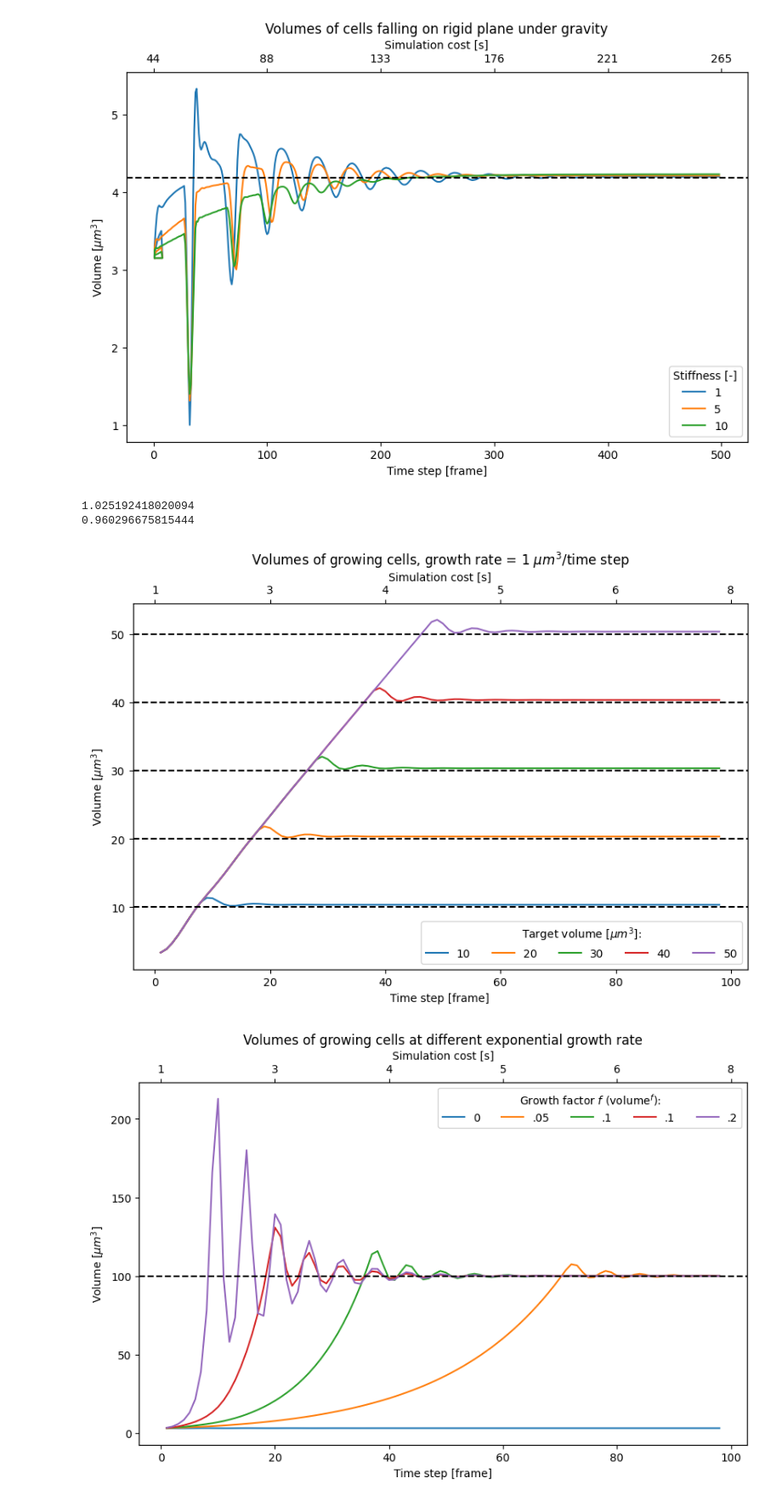
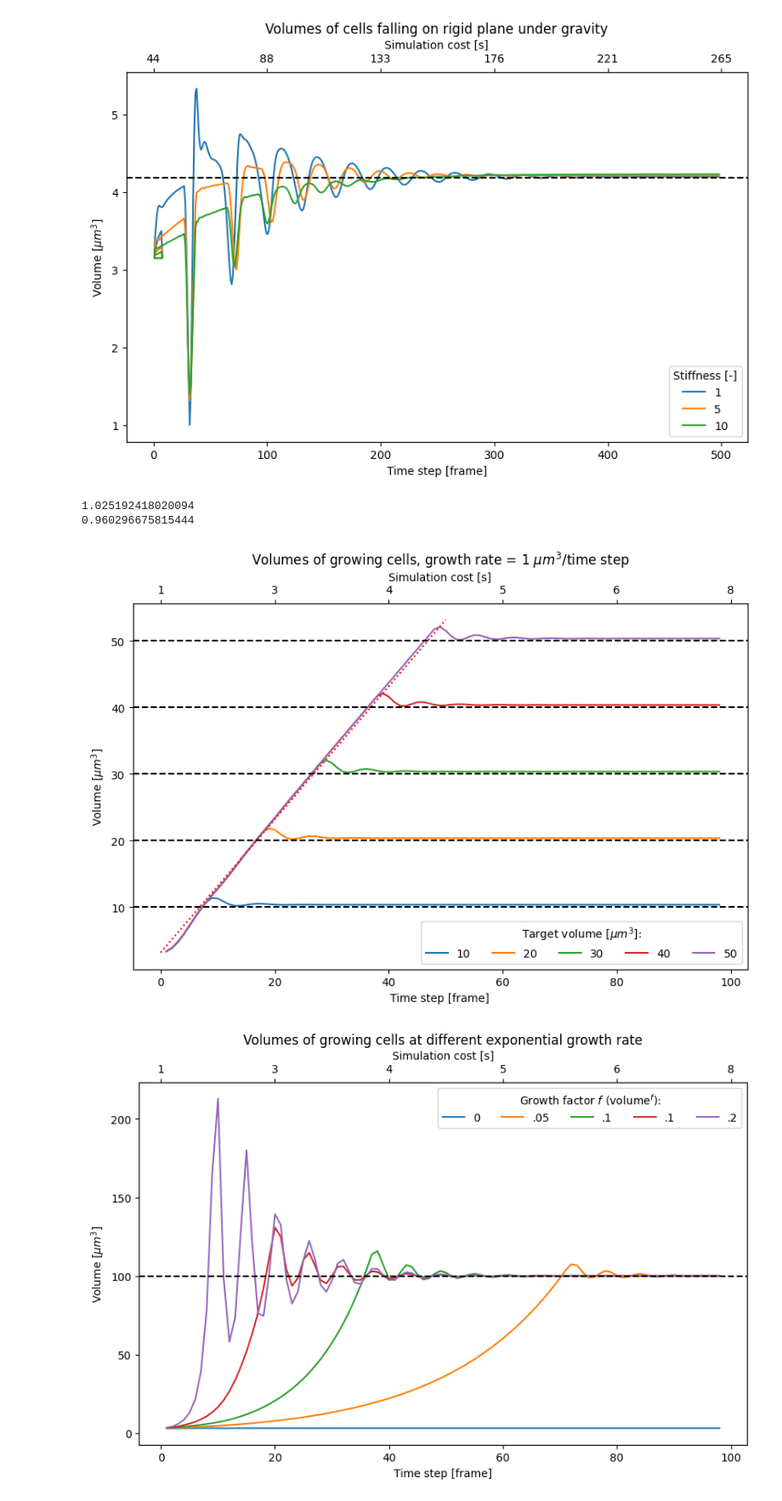
Before and after one commit to smegason/Goo, a Jupyter notebook: _notebooks/volume_control.ipynb, the cells around one changed output. Shown at 85% size. Drawn from its saved outputs; the diff is of its cells as text; code cells hidden in the pictures.

```diff
--- a/_notebooks/volume_control.ipynb
+++ b/_notebooks/volume_control.ipynb
@@ -859,44 +859,46 @@ print(overall_average_slopex50)
 
     ax1.plot(frames, volumes, label=scaling_factors[5])'''
 
+# Plotting the line on the same graph
+x_line = np.linspace(0, 50, 100)  # Adjust the number of points as needed
+y_line = x_line + 3.153
+
+ax1.plot(x_line, y_line, linestyle=':', color='red')
+
 
 # Plotting the secondary x-axis with the converted numerical data at regular intervals
 keys = list(times10.keys())[::15]  # Select keys at regular intervals
 values = [times10[key] for key in keys]  # Corresponding values
 
 ax2.set_xlim(ax1.get_xlim())  # Set limits to match the primary x-axis
 #ax2.set_xticks(map(int, keys))  # Set the ticks using the selected keys
 ax2.set_xticklabels([f'{value:.0f}' for value in values])  # Set labels using the corresponding values
 
 # Add horizontal lines
 ax1.axhline(y=10, color='black', linestyle='--')
 ax1.axhline(y=20, color='black', linestyle='--')
 ax1.axhline(y=30, color='black', linestyle='--')
 ax1.axhline(y=40, color='black', linestyle='--')
 ax1.axhline(y=50, color='black', linestyle='--')
 
 ax2.set_xlabel('simulation cost [s]')
 
-# Convert frame numbers to time in seconds
-# times = [sim_time for sim_time in frame_data]
-# ax2.plot(times, alpha=0)  # Plotting on the secondary x-axis
-
 ax1.set_xlabel('Time step [frame]')
 ax1.set_ylabel(r'Volume [$\mu m^3$]')
 ax2.set_xlabel(r'Simulation cost [s]')
 
 ax1.set_title(r'Volumes of growing cells, growth rate = 1 $\mu m^3$/time step')
 ax1.legend(title=r'Target volume [$\mu m^3$]:', loc='lower right', ncol=5)  # Legend for the primary x-axis plot
 # ax1.grid(True)
 
 # Saving the plot
 plt.savefig("20240123_linear_growth.png", transparent=False, dpi=500)
 
 plt.show()
 # %% [output]
 1.025192418020094
 0.960296675815444
-[figure, old version]
+[figure, new version]
 # %%
 # PID controlled linear growth; single cell iterations
 
```
Also changed, not shown: parts of 13 cells of this notebook, 1 other file.
